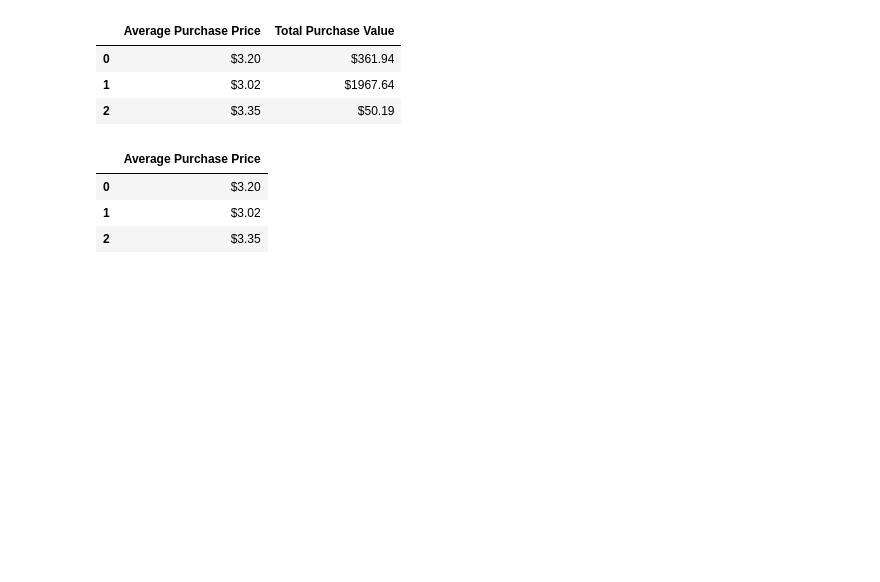
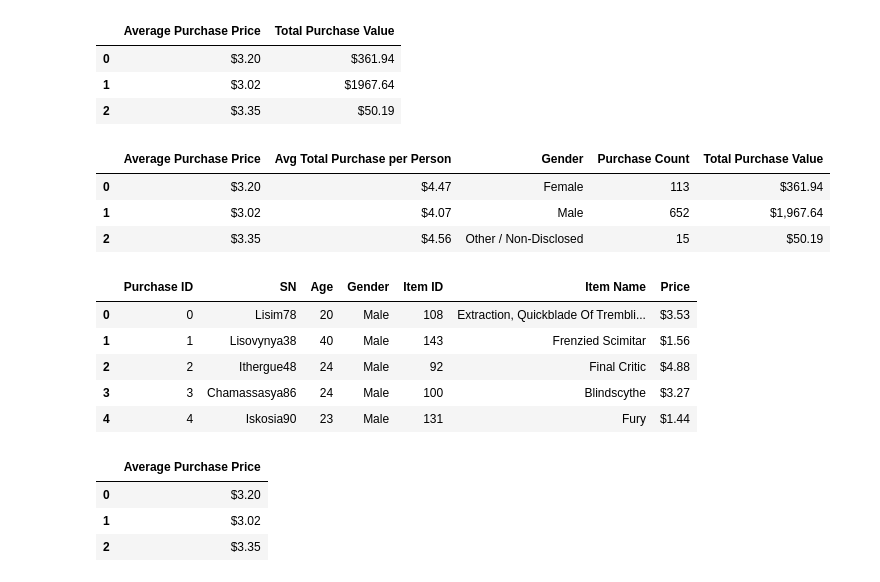
Before and after one commit to penghit/Coursera_Applied_Data_Science_Capstone, a Jupyter notebook: Panda_HeroesOfPymoli.ipynb, the cells around one changed output. Drawn from its saved outputs; the diff is of its cells as text; code cells hidden in the pictures; blank space fills up the shorter version.

```diff
--- a/Panda_HeroesOfPymoli.ipynb
+++ b/Panda_HeroesOfPymoli.ipynb
@@ -202,6 +202,24 @@ newdf
 | 2 | $3.35 | $50.19 |
 # %%
 newdf2 = purchase_gender_df["Average Purchase Price"].map("${:.2f}".format).to_frame()
+# %%
+pd.options.display.float_format = '${:,.2f}'.format
+# %%
+purchase_gender_df
+# %% [output]
+|  | Average Purchase Price | Avg Total Purchase per Person | Gender | Purchase Count | Total Purchase Value |
+| 0 | $3.20 | $4.47 | Female | 113 | $361.94 |
+| 1 | $3.02 | $4.07 | Male | 652 | $1,967.64 |
+| 2 | $3.35 | $4.56 | Other / Non-Disclosed | 15 | $50.19 |
+# %%
+purchase_data.head()
+# %% [output]
+|  | Purchase ID | SN | Age | Gender | Item ID | Item Name | Price |
+| 0 | 0 | Lisim78 | 20 | Male | 108 | Extraction, Quickblade Of Trembli... | $3.53 |
+| 1 | 1 | Lisovynya38 | 40 | Male | 143 | Frenzied Scimitar | $1.56 |
+| 2 | 2 | Ithergue48 | 24 | Male | 92 | Final Critic | $4.88 |
+| 3 | 3 | Chamassasya86 | 24 | Male | 100 | Blindscythe | $3.27 |
+| 4 | 4 | Iskosia90 | 23 | Male | 131 | Fury | $1.44 |
 # %%
 newdf2
 # %% [output]
```
